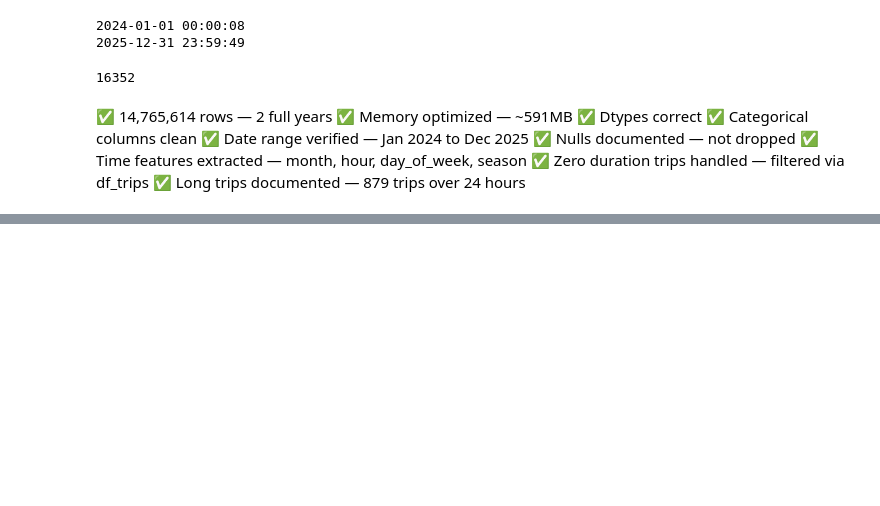
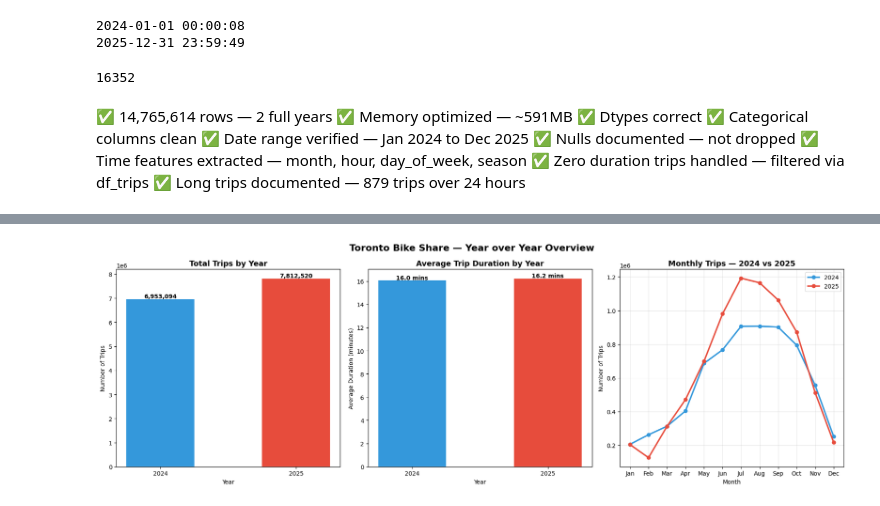
Before and after one commit to john-nio/portfolio-projects, a Jupyter notebook: toronto_bikeshare/bikeshare.ipynb, the cells around one changed output, grey strips where cells are left out. Saved outputs shown, nothing was run; the diff lists cells and outputs as text; code cells hidden in the pictures; blank space fills up the shorter version.

```diff
--- a/toronto_bikeshare/bikeshare.ipynb
+++ b/toronto_bikeshare/bikeshare.ipynb
@@ -487,3 +489,17 @@ df_trips = df_all[df_all['Trip_Duration'] > 0]
 ✅ Time features extracted — month, hour, day_of_week, season
 ✅ Zero duration trips handled — filtered via df_trips
 ✅ Long trips documented — 879 trips over 24 hours
+# %%
+df_all['month'] = df_all['Start_Time'].dt.month.astype('int8')
+df_all['hour'] = df_all['Start_Time'].dt.hour.astype('int8')
+df_all['day_of_week'] = df_all['Start_Time'].dt.day_name().astype('category')
+df_all['season'] = df_all['month'].map({
+    12: 'Winter', 1: 'Winter', 2: 'Winter',
+    3: 'Spring', 4: 'Spring', 5: 'Spring',
+    6: 'Summer', 7: 'Summer', 8: 'Summer',
+    9: 'Fall', 10: 'Fall', 11: 'Fall'
+}).astype('category')
+
+# verify
+print(df_all.columns.tolist())
+df_all[['month', 'hour', 'day_of_week', 'season']].head()
@@ -489,0 +514,67 @@ df_trips = df_all[df_all['Trip_Duration'] > 0]
+# %%
+import matplotlib.pyplot as plt
+import seaborn as sns
+import os
+
+os.makedirs('visualizations', exist_ok=True)
+
+fig, axes = plt.subplots(1, 3, figsize=(18, 6))
+
+# ── 1. Total trips by year ─────────────────────────────────────
+trips_by_year = df_all.groupby('Year').size().reset_index(name='trips')
+
+bars = axes[0].bar(trips_by_year['Year'].astype(str),
+                   trips_by_year['trips'],
+                   color=['#3498db', '#e74c3c'], width=0.5)
+axes[0].set_title('Total Trips by Year', fontsize=13, fontweight='bold')
+axes[0].set_xlabel('Year')
+axes[0].set_ylabel('Number of Trips')
+for bar, val in zip(bars, trips_by_year['trips']):
+    axes[0].text(bar.get_x() + bar.get_width()/2,
+                 bar.get_height() + 50000,
+                 f'{val:,.0f}', ha='center',
+                 fontsize=10, fontweight='bold')
+
+# ── 2. Average trip duration by year ──────────────────────────
+avg_duration = df_trips.groupby('Year')['Trip_Duration'].mean() / 60  # convert to minutes
+
+bars = axes[1].bar(avg_duration.index.astype(str),
+                   avg_duration.values,
+                   color=['#3498db', '#e74c3c'], width=0.5)
+axes[1].set_title('Average Trip Duration by Year',
+                  fontsize=13, fontweight='bold')
+axes[1].set_xlabel('Year')
+axes[1].set_ylabel('Average Duration (minutes)')
+for bar, val in zip(bars, avg_duration.values):
+    axes[1].text(bar.get_x() + bar.get_width()/2,
+                 bar.get_height() + 0.1,
+                 f'{val:.1f} mins', ha='center',
+                 fontsize=10, fontweight='bold')
+
+# ── 3. Trips by month — 2024 vs 2025 ──────────────────────────
+trips_by_month = df_all.groupby(['Year', 'month']).size().reset_index(name='trips')
+
+for year, color in [(2024, '#3498db'), (2025, '#e74c3c')]:
+    data = trips_by_month[trips_by_month['Year'] == year]
+    axes[2].plot(data['month'], data['trips'],
+                 color=color, linewidth=2.5,
+                 marker='o', markersize=6,
+                 label=str(year))
+
+axes[2].set_title('Monthly Trips — 2024 vs 2025',
+                  fontsize=13, fontweight='bold')
+axes[2].set_xlabel('Month')
+axes[2].set_ylabel('Number of Trips')
+axes[2].set_xticks(range(1, 13))
+axes[2].set_xticklabels(['Jan', 'Feb', 'Mar', 'Apr', 'May', 'Jun',
+                          'Jul', 'Aug', 'Sep', 'Oct', 'Nov', 'Dec'])
+axes[2].legend()
+axes[2].grid(True, alpha=0.3)
+
+fig.suptitle('Toronto Bike Share — Year over Year Overview',
+             fontsize=16, fontweight='bold')
+plt.tight_layout()
+plt.savefig('visualizations/year_over_year.png', dpi=150)
+plt.show()
+# %% [output]
+[figure, added]
```
Also changed, not shown: parts of 2 cells of this notebook, 1 other file.
